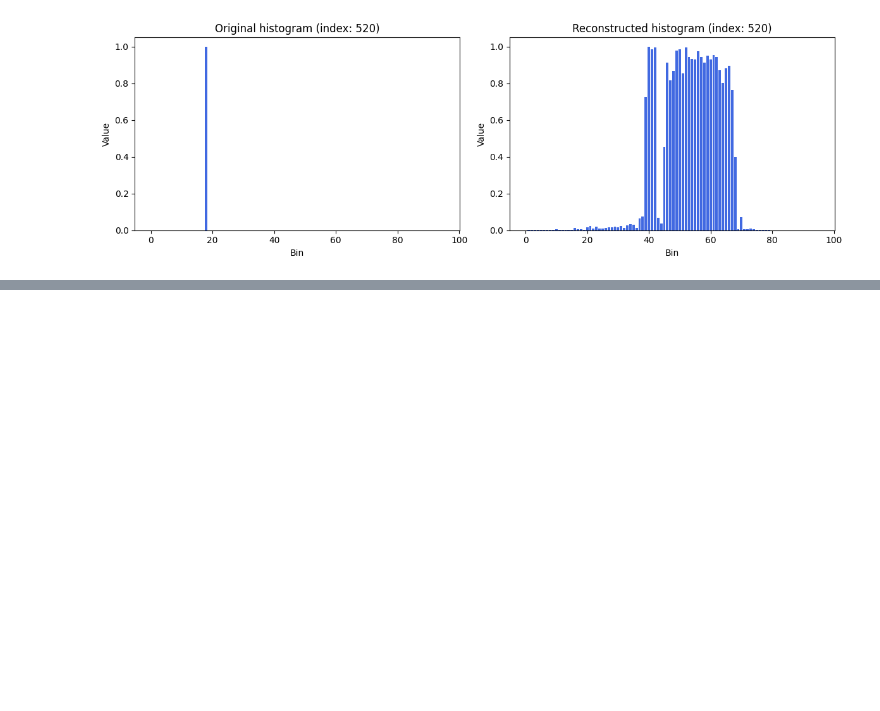
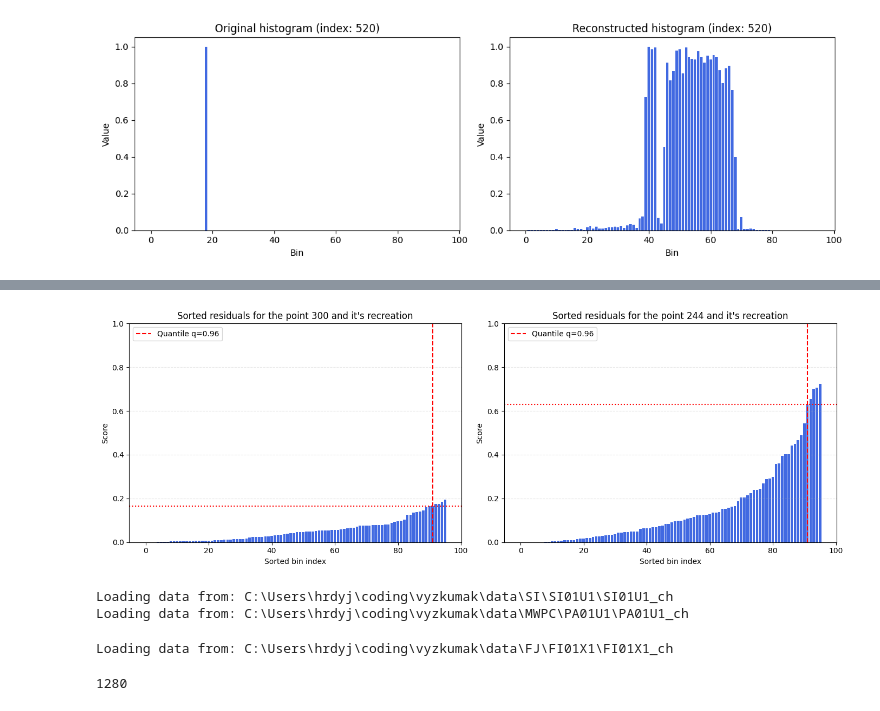
Before and after one commit to jHrdy/vyzkumak, a Jupyter notebook: src/anomaly_detection/utils/score_testing.ipynb, the cells around one changed output, grey strips where cells are left out. Saved outputs shown, nothing was run; the diff lists cells and outputs as text; code cells hidden in the pictures; blank space fills up the shorter version.

Commit message:
1280 bin models

```diff
--- a/src/anomaly_detection/utils/score_testing.ipynb
+++ b/src/anomaly_detection/utils/score_testing.ipynb
@@ -130,0 +109,77 @@ TypeError: only length-1 arrays can be converted to Python scalars
+# %%
+import torch
+import numpy as np
+import matplotlib.pyplot as plt
+
+def plot_residual_slope(idx, title, color_bar, q=0.96):
+    # 1. Získanie dát a rekonštrukcia
+    original = full_dataset[idx]
+
+    with torch.no_grad():
+        # Úprava na (1, 1, 96) pre CNN modely
+        reconstruction = model(original.reshape(1, 1, 96)).squeeze()
+
+    # 2. Výpočet rezíduí a zoradenie
+    residual_raw = torch.abs(original - reconstruction).cpu().numpy()
+    residual_sorted = np.sort(residual_raw)
+
+    # 3. Výpočet kvantilu
+    n_bins = len(residual_sorted)
+    idx_q = int(q * (n_bins - 1))
+    threshold_val = residual_sorted[idx_q]
+
+    # 4. Vykresľovanie
+    plt.bar(range(n_bins), residual_sorted, color='royalblue')
+    plt.axvline(idx_q, color='red', linestyle='--', label=f'Quantile q={q}')
+    plt.axhline(threshold_val, color='red', linestyle=':')
+
+    # NASTAVENIE OSI: Fixné rozpätie 0 až 1
+    plt.ylim(0, 1.0)
+
+    plt.title(title)
+    plt.xlabel("Sorted bin index")
+    plt.ylabel("Score")
+    plt.legend()
+    plt.grid(axis='y', linestyle='--', alpha=0.3)
+
+# --- Vytvorenie porovnania ---
+plt.figure(figsize=(14, 5))
+
+# Graf 1: Normálne dáta
+plt.subplot(1, 2, 1)
+plot_residual_slope(idx=300, title="Sorted residuals for the point 300 and it's recreation", color_bar="skyblue")
+
+# Graf 2: Anomália
+plt.subplot(1, 2, 2)
+plot_residual_slope(idx=244, title="Sorted residuals for the point 244 and it's recreation", color_bar="orange")
+
+plt.tight_layout()
+plt.show()
+# %% [output]
+[figure, added]
+# %%
+import matplotlib.pyplot as plt
+
+def plot_histograms(hist1, hist2, hist3):
+    fig, axes = plt.subplots(1, 3)
+
+    axes[0].bar(range(len(hist1)), hist1)
+    axes[1].bar(range(len(hist2)), hist2)
+    axes[2].bar(range(len(hist3)), hist3)
+
+    plt.show()
+
+si_data = load_dataset("SI")
+pa_data = load_dataset("PA")
+plot_histograms(full_dataset[0], si_data[0], pa_data[0])
+# %% [output]
+Loading data from: C:\Users\hrdyj\coding\vyzkumak\data\SI\SI01U1\SI01U1_ch
+Loading data from: C:\Users\hrdyj\coding\vyzkumak\data\MWPC\PA01U1\PA01U1_ch
+# %%
+full_dataset = load_dataset("FJ")
+# %% [output]
+Loading data from: C:\Users\hrdyj\coding\vyzkumak\data\FJ\FI01X1\FI01X1_ch
+# %%
+len(si_data[0])
+# %% [output]
+1280
```
Also changed, not shown: parts of 2 cells of this notebook, 6 other files.
